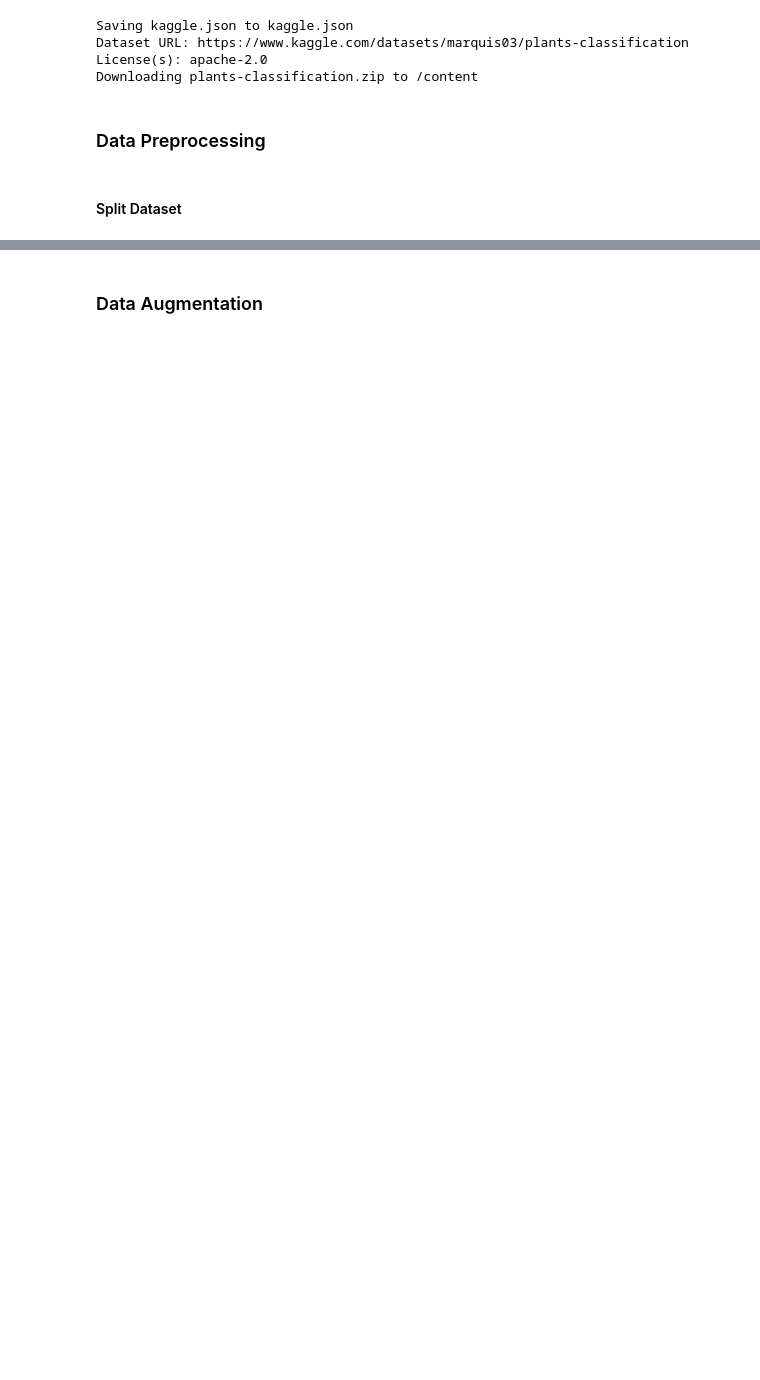
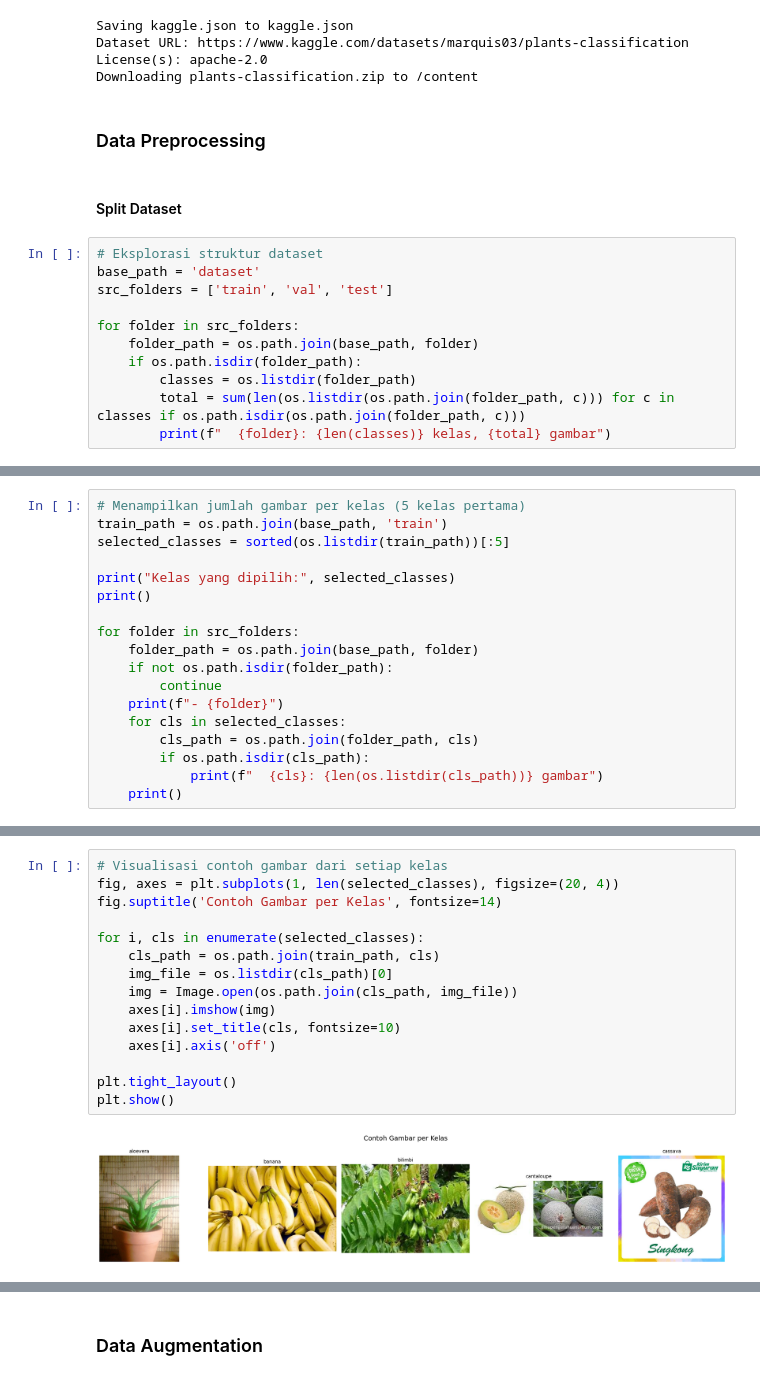
Before and after one commit to sobahusn/plants-classification, a Jupyter notebook: notebook.ipynb, the cells around one changed output, grey strips where cells are left out. Cells and saved outputs as stored; diff of their text form; blank space fills up the shorter version.

```diff
--- a/notebook.ipynb
+++ b/notebook.ipynb
@@ -81,3 +66,14 @@ Downloading plants-classification.zip to /content
 ### Data Preprocessing
 # %% [markdown]
 #### Split Dataset
+# %%
+# Eksplorasi struktur dataset
+base_path = 'dataset'
+src_folders = ['train', 'val', 'test']
+
+for folder in src_folders:
+    folder_path = os.path.join(base_path, folder)
+    if os.path.isdir(folder_path):
+        classes = os.listdir(folder_path)
+        total = sum(len(os.listdir(os.path.join(folder_path, c))) for c in classes if os.path.isdir(os.path.join(folder_path, c)))
+        print(f"  {folder}: {len(classes)} kelas, {total} gambar")
@@ -83,0 +84,18 @@ Downloading plants-classification.zip to /content
+# %%
+# Menampilkan jumlah gambar per kelas (5 kelas pertama)
+train_path = os.path.join(base_path, 'train')
+selected_classes = sorted(os.listdir(train_path))[:5]
+
+print("Kelas yang dipilih:", selected_classes)
+print()
+
+for folder in src_folders:
+    folder_path = os.path.join(base_path, folder)
+    if not os.path.isdir(folder_path):
+        continue
+    print(f"- {folder}")
+    for cls in selected_classes:
+        cls_path = os.path.join(folder_path, cls)
+        if os.path.isdir(cls_path):
+            print(f"  {cls}: {len(os.listdir(cls_path))} gambar")
+    print()
@@ -84 +120,18 @@ Downloading plants-classification.zip to /content
+# %%
+# Visualisasi contoh gambar dari setiap kelas
+fig, axes = plt.subplots(1, len(selected_classes), figsize=(20, 4))
+fig.suptitle('Contoh Gambar per Kelas', fontsize=14)
+
+for i, cls in enumerate(selected_classes):
+    cls_path = os.path.join(train_path, cls)
+    img_file = os.listdir(cls_path)[0]
+    img = Image.open(os.path.join(cls_path, img_file))
+    axes[i].imshow(img)
+    axes[i].set_title(cls, fontsize=10)
+    axes[i].axis('off')
+
+plt.tight_layout()
+plt.show()
+# %% [output]
+[figure, added]
 # %%
```
Also changed, not shown: parts of 23 cells of this notebook, 16 other files.
